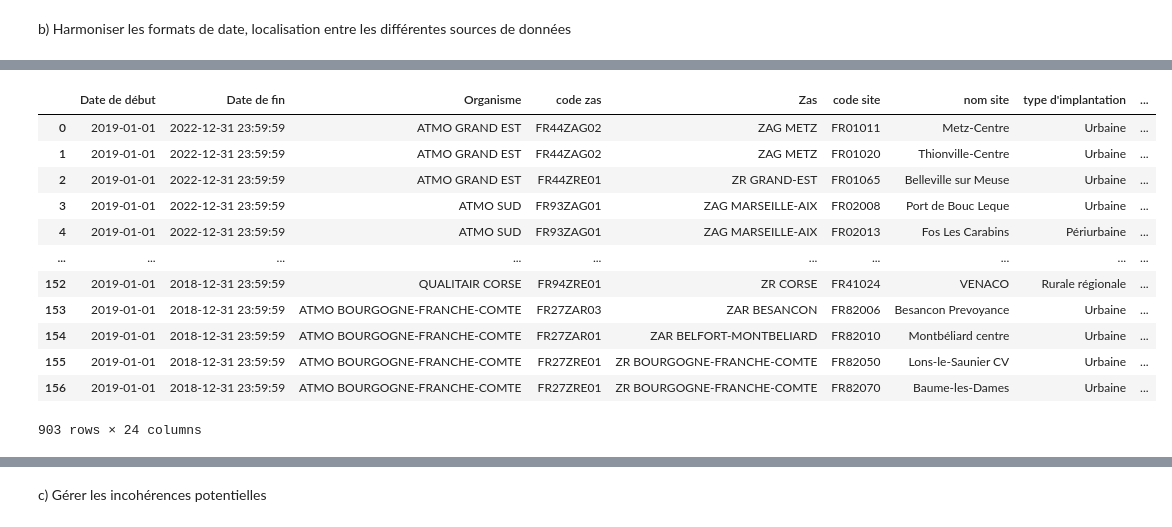
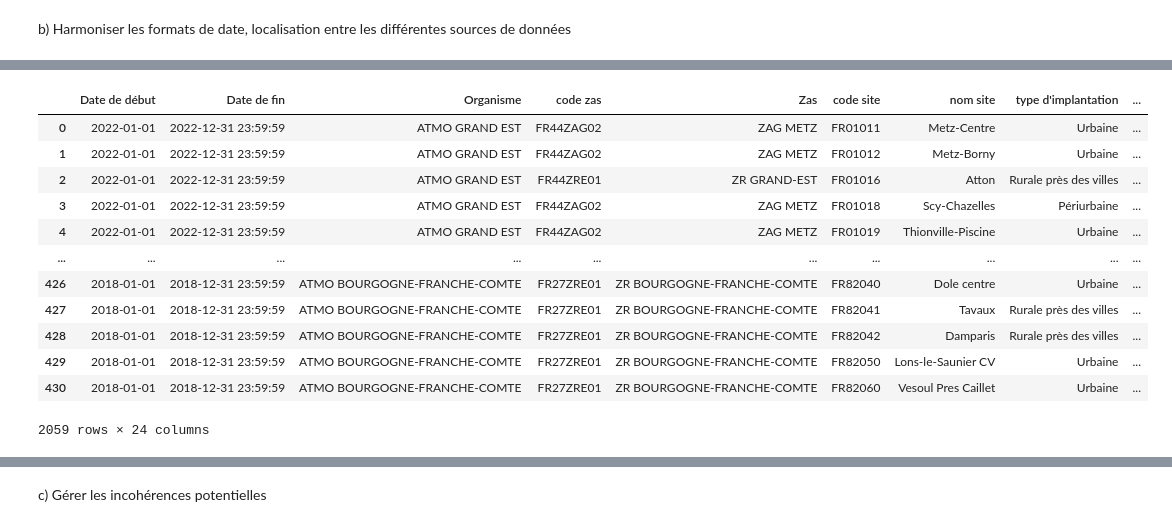
Before and after one commit to hemza1/Projet_Exploration_Donn-es, a Jupyter notebook: Projet_ED.ipynb, the cells around one changed output, grey strips where cells are left out. Saved outputs shown, nothing was run; the diff lists cells and outputs as text; code cells hidden in the pictures.

```diff
--- a/Projet_ED.ipynb
+++ b/Projet_ED.ipynb
@@ -445,25 +492,25 @@ b) Harmoniser les formats de date, localisation entre les différentes sources d
 # %%
 df_PM["Date de début"] = pd.to_datetime(df_PM["Date de début"], dayfirst=True, errors="coerce")
 df_NO["Date de fin"] = pd.to_datetime(df_NO["Date de fin"], dayfirst=True, errors="coerce")
 df_NO["Date de début"] = pd.to_datetime(df_NO["Date de début"], dayfirst=True, errors="coerce")
-df_PM["Année"] = pd.to_datetime(df_PM["Année"], dayfirst=True, errors="coerce")
-df_NO["Année"] = pd.to_datetime(df_NO["Année"], dayfirst=True, errors="coerce")
+#df_PM["Année"] = pd.to_datetime(df_PM["Année"].astype(str), format="%Y", errors="coerce").dt.year
+#df_NO["Année"] = pd.to_datetime(df_NO["Année"].astype(str) + "-01-01", errors="coerce").dt.normalize()
 df_PM["Date de fin"] = pd.to_datetime(df_PM["Date de fin"], dayfirst=True, errors="coerce")
-df_mort["annee_de_deces"] = pd.to_datetime(df_mort["annee_de_deces"], format='%Y', errors="coerce")
+#df_mort["annee_de_deces"] = pd.to_datetime(df_mort["annee_de_deces"], format='%Y', errors="coerce")
 
 
-df_PM
+df_NO
 # %% [output]
 |  | Date de début | Date de fin | Organisme | code zas | Zas | code site | nom site | type d'implantation | ... |
-| 0 | 2019-01-01 | 2022-12-31 23:59:59 | ATMO GRAND EST | FR44ZAG02 | ZAG METZ | FR01011 | Metz-Centre | Urbaine | ... |
-| 1 | 2019-01-01 | 2022-12-31 23:59:59 | ATMO GRAND EST | FR44ZAG02 | ZAG METZ | FR01020 | Thionville-Centre | Urbaine | ... |
-| 2 | 2019-01-01 | 2022-12-31 23:59:59 | ATMO GRAND EST | FR44ZRE01 | ZR GRAND-EST | FR01065 | Belleville sur Meuse | Urbaine | ... |
-| 3 | 2019-01-01 | 2022-12-31 23:59:59 | ATMO SUD | FR93ZAG01 | ZAG MARSEILLE-AIX | FR02008 | Port de Bouc Leque | Urbaine | ... |
-| 4 | 2019-01-01 | 2022-12-31 23:59:59 | ATMO SUD | FR93ZAG01 | ZAG MARSEILLE-AIX | FR02013 | Fos Les Carabins | Périurbaine | ... |
+| 0 | 2022-01-01 | 2022-12-31 23:59:59 | ATMO GRAND EST | FR44ZAG02 | ZAG METZ | FR01011 | Metz-Centre | Urbaine | ... |
+| 1 | 2022-01-01 | 2022-12-31 23:59:59 | ATMO GRAND EST | FR44ZAG02 | ZAG METZ | FR01012 | Metz-Borny | Urbaine | ... |
+| 2 | 2022-01-01 | 2022-12-31 23:59:59 | ATMO GRAND EST | FR44ZRE01 | ZR GRAND-EST | FR01016 | Atton | Rurale près des villes | ... |
+| 3 | 2022-01-01 | 2022-12-31 23:59:59 | ATMO GRAND EST | FR44ZAG02 | ZAG METZ | FR01018 | Scy-Chazelles | Périurbaine | ... |
+| 4 | 2022-01-01 | 2022-12-31 23:59:59 | ATMO GRAND EST | FR44ZAG02 | ZAG METZ | FR01019 | Thionville-Piscine | Urbaine | ... |
 | ... | ... | ... | ... | ... | ... | ... | ... | ... | ... |
-| 152 | 2019-01-01 | 2018-12-31 23:59:59 | QUALITAIR CORSE | FR94ZRE01 | ZR CORSE | FR41024 | VENACO | Rurale régionale | ... |
-| 153 | 2019-01-01 | 2018-12-31 23:59:59 | ATMO BOURGOGNE-FRANCHE-COMTE | FR27ZAR03 | ZAR BESANCON | FR82006 | Besancon Prevoyance | Urbaine | ... |
-| 154 | 2019-01-01 | 2018-12-31 23:59:59 | ATMO BOURGOGNE-FRANCHE-COMTE | FR27ZAR01 | ZAR BELFORT-MONTBELIARD | FR82010 | Montbéliard centre | Urbaine | ... |
-| 155 | 2019-01-01 | 2018-12-31 23:59:59 | ATMO BOURGOGNE-FRANCHE-COMTE | FR27ZRE01 | ZR BOURGOGNE-FRANCHE-COMTE | FR82050 | Lons-le-Saunier CV | Urbaine | ... |
-| 156 | 2019-01-01 | 2018-12-31 23:59:59 | ATMO BOURGOGNE-FRANCHE-COMTE | FR27ZRE01 | ZR BOURGOGNE-FRANCHE-COMTE | FR82070 | Baume-les-Dames | Urbaine | ... |
+| 426 | 2018-01-01 | 2018-12-31 23:59:59 | ATMO BOURGOGNE-FRANCHE-COMTE | FR27ZRE01 | ZR BOURGOGNE-FRANCHE-COMTE | FR82040 | Dole centre | Urbaine | ... |
+| 427 | 2018-01-01 | 2018-12-31 23:59:59 | ATMO BOURGOGNE-FRANCHE-COMTE | FR27ZRE01 | ZR BOURGOGNE-FRANCHE-COMTE | FR82041 | Tavaux | Rurale près des villes | ... |
+| 428 | 2018-01-01 | 2018-12-31 23:59:59 | ATMO BOURGOGNE-FRANCHE-COMTE | FR27ZRE01 | ZR BOURGOGNE-FRANCHE-COMTE | FR82042 | Damparis | Rurale près des villes | ... |
+| 429 | 2018-01-01 | 2018-12-31 23:59:59 | ATMO BOURGOGNE-FRANCHE-COMTE | FR27ZRE01 | ZR BOURGOGNE-FRANCHE-COMTE | FR82050 | Lons-le-Saunier CV | Urbaine | ... |
+| 430 | 2018-01-01 | 2018-12-31 23:59:59 | ATMO BOURGOGNE-FRANCHE-COMTE | FR27ZRE01 | ZR BOURGOGNE-FRANCHE-COMTE | FR82060 | Vesoul Pres Caillet | Urbaine | ... |
-903 rows × 24 columns
+2059 rows × 24 columns
```
Also changed, not shown: parts of 44 cells of this notebook.
